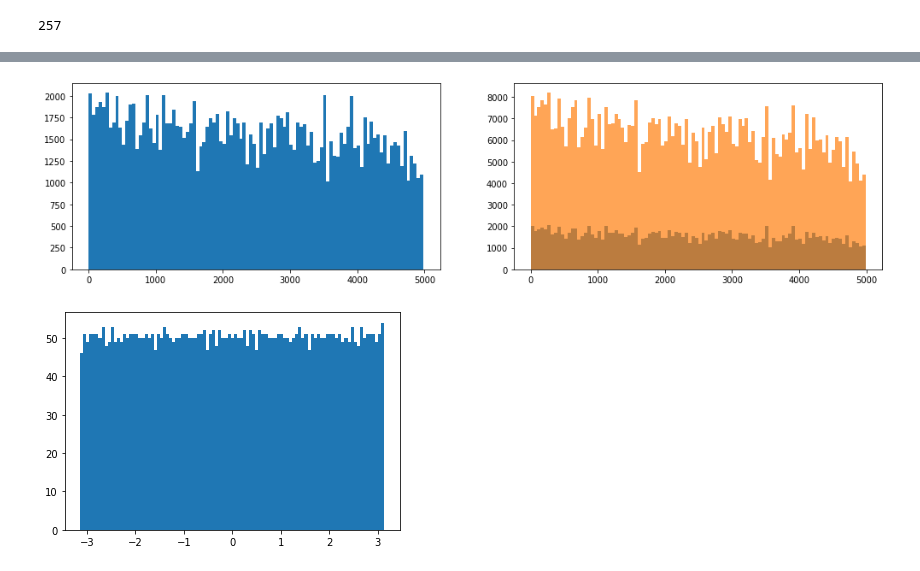
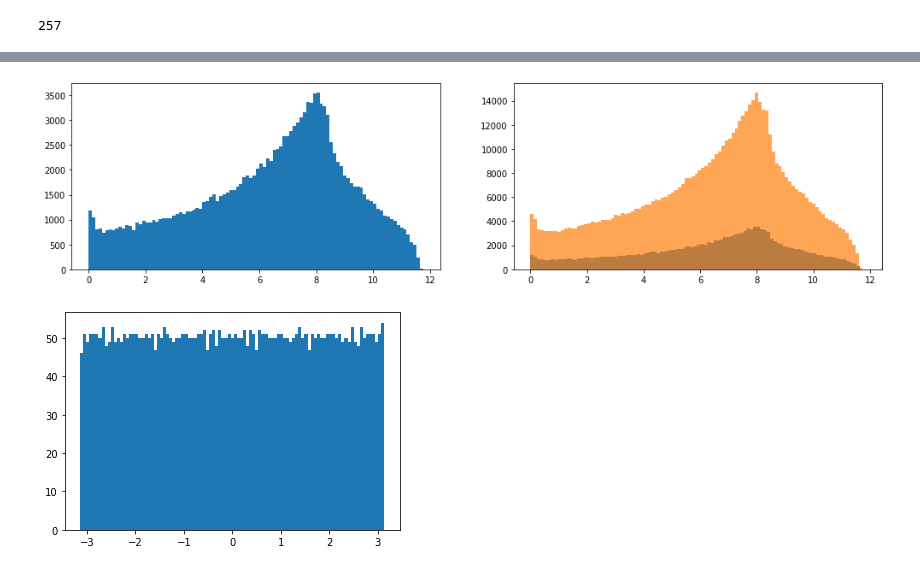
Before and after one commit to mdubouch/noise-gan, a Jupyter notebook: noise_info.ipynb, the cells around one changed output, grey strips where cells are left out. Saved outputs shown, nothing was run; the diff lists cells and outputs as text; code cells hidden in the pictures.

Commit message:
Started GAN training

```diff
--- a/noise_info.ipynb
+++ b/noise_info.ipynb
@@ -634,5 +613,5 @@ torch.Size([4, 628160])
 # %%
 hit_group_stride = 4
 # %%
-_train = _train.unfold(1, hit_group_size, hit_group_stride)
+_train_unfold = _train_minmax.unfold(1, hit_group_size, hit_group_stride)
 # %%
@@ -645,3 +620,0 @@ train = _train.numpy()
-# %%
-train_min = train[:,:,-1].min(axis=1)
-train_max = train[:,:,-1].max(axis=1)
@@ -713,6 +621,6 @@ torch.Size([1024, 156785, 4])
 # %%
 #chunked = train.unfold(0, hit_group_size, 2).permute(1, 2, 0)
-chunked = train.permute(2, 0, 1)
+chunked = _train_unfold.permute(0, 2, 1).cuda()
 # %%
 chunked.shape
 # %% [output]
@@ -724,17 +632,17 @@ torch.Size([4, 1024, 156785]) cuda:0
 # %%
-_inv = inv_transform(chunked[:,0,:])
+_inv = minmax_descale(chunked[:,0,:], train_min, train_max)
 # %%
 plt.figure(figsize=(17,4))
 rainbow = cm.get_cmap('bone')
 plt.subplot(121)
-plt.hist(_inv[3], bins=100);
+plt.hist(_inv[2].cpu(), bins=100);
 #plt.scatter(_inv[0], _inv[3], s=0.1, alpha=0.2)#c=rainbow(np.arange(0, _inv[0].size) / _inv[0].size), alpha=0.8)
 plt.subplot(122)
 #plt.scatter(wx[:], wy[:], s=0.1, alpha=0.2)
-plt.hist(_inv[3], bins=100);
-plt.hist(wire, bins=100, alpha=0.7);
+plt.hist(_inv[2].cpu(), bins=100);
+plt.hist(doca, bins=100, alpha=0.7);
 # %% [output]
-[figure, old version]
+[figure, new version]
 # %%
 plt.hist(np.arctan2(wire_y, wire_x), bins=99);
 # %% [output]
```
Also changed, not shown: parts of 65 cells of this notebook.
